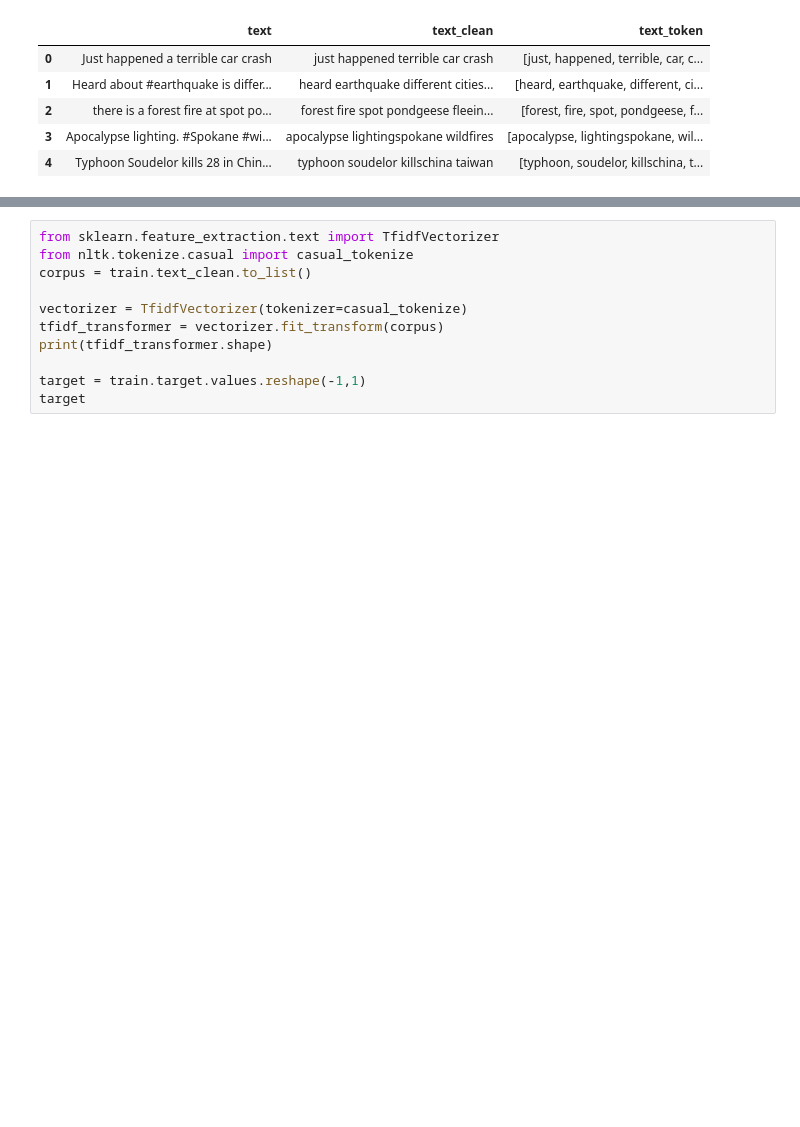
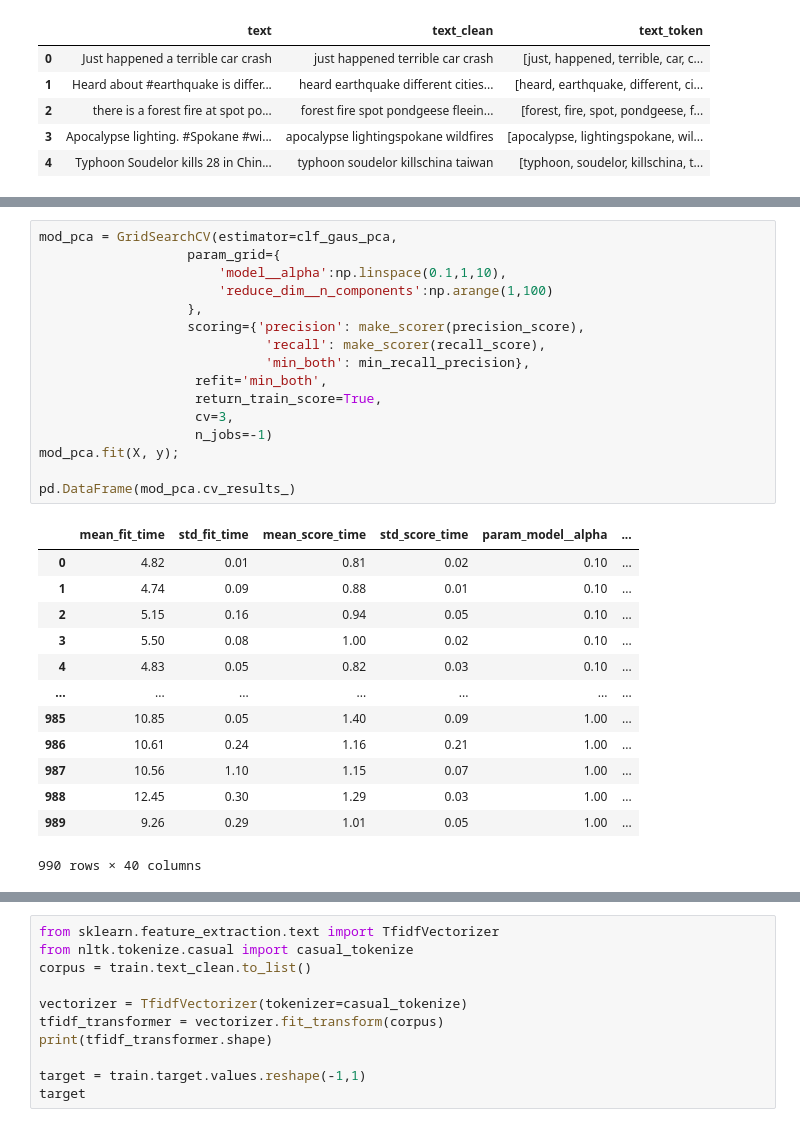
Before and after one commit to AymanSulaiman/Natural-Language-Processing-with-Disaster-Tweets-Kaggle, a Jupyter notebook: notebooks/TFIDF_LSA_classification.ipynb, the cells around one changed output, grey strips where cells are left out. Cells and saved outputs as stored; diff of their text form; blank space fills up the shorter version.

```diff
--- a/notebooks/TFIDF_LSA_classification.ipynb
+++ b/notebooks/TFIDF_LSA_classification.ipynb
@@ -98,0 +204,30 @@ TFIDF vector transformer
+# %%
+mod_pca = GridSearchCV(estimator=clf_gaus_pca,
+                   param_grid={
+                       'model__alpha':np.linspace(0.1,1,10),
+                       'reduce_dim__n_components':np.arange(1,100)
+                   },
+                   scoring={'precision': make_scorer(precision_score),
+                             'recall': make_scorer(recall_score),
+                             'min_both': min_recall_precision},
+                    refit='min_both',
+                    return_train_score=True,
+                    cv=3,
+                    n_jobs=-1)
+mod_pca.fit(X, y);
+
+pd.DataFrame(mod_pca.cv_results_)
+# %% [output]
+|  | mean_fit_time | std_fit_time | mean_score_time | std_score_time | param_model__alpha | ... |
+| 0 | 4.82 | 0.01 | 0.81 | 0.02 | 0.10 | ... |
+| 1 | 4.74 | 0.09 | 0.88 | 0.01 | 0.10 | ... |
+| 2 | 5.15 | 0.16 | 0.94 | 0.05 | 0.10 | ... |
+| 3 | 5.50 | 0.08 | 1.00 | 0.02 | 0.10 | ... |
+| 4 | 4.83 | 0.05 | 0.82 | 0.03 | 0.10 | ... |
+| ... | ... | ... | ... | ... | ... | ... |
+| 985 | 10.85 | 0.05 | 1.40 | 0.09 | 1.00 | ... |
+| 986 | 10.61 | 0.24 | 1.16 | 0.21 | 1.00 | ... |
+| 987 | 10.56 | 1.10 | 1.15 | 0.07 | 1.00 | ... |
+| 988 | 12.45 | 0.30 | 1.29 | 0.03 | 1.00 | ... |
+| 989 | 9.26 | 0.29 | 1.01 | 0.05 | 1.00 | ... |
+990 rows × 40 columns
```
Also changed, not shown: parts of 13 cells of this notebook.
